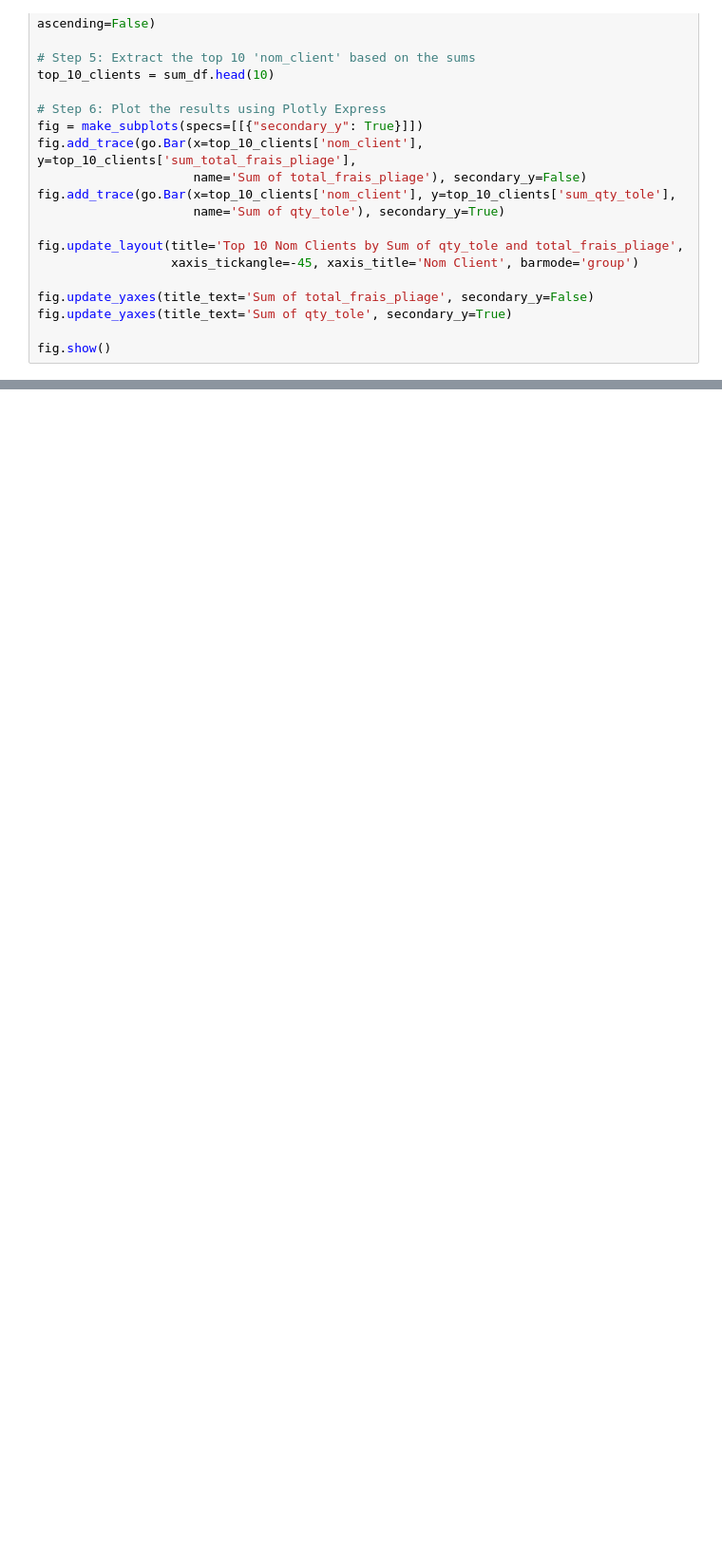
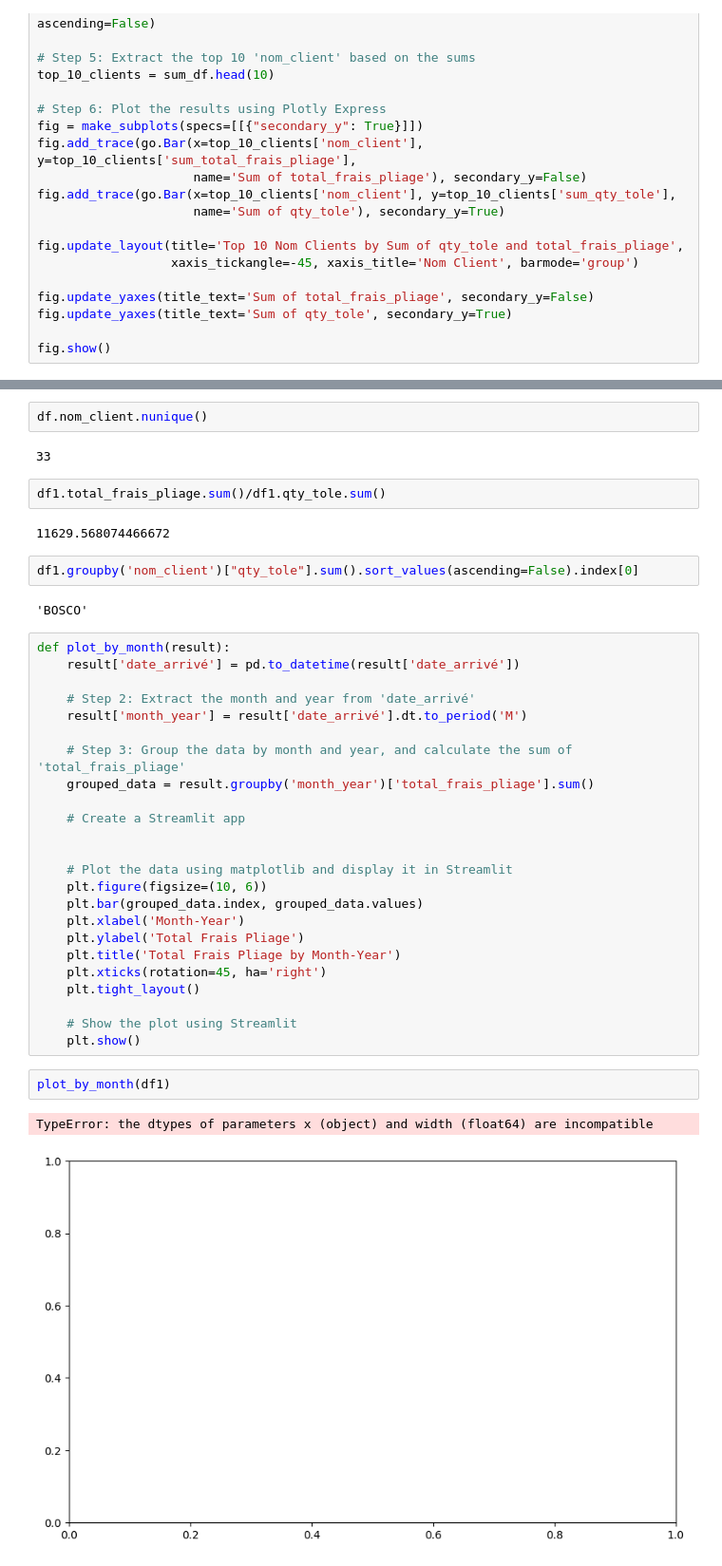
Before and after one commit to fav007/plitech, a Jupyter notebook: data_analysis.ipynb, the cells around one changed output, grey strips where cells are left out. Shown: that part at 95% size. Saved outputs shown, nothing was run; the diff lists cells and outputs as text; blank space fills up the shorter version.

```diff
--- a/data_analysis.ipynb
+++ b/data_analysis.ipynb
@@ -232,0 +266,41 @@ Name: count, dtype: int64
+# %%
+df.nom_client.nunique()
+# %% [output]
+33
+# %%
+df1.total_frais_pliage.sum()/df1.qty_tole.sum()
+# %% [output]
+11629.568074466672
+# %%
+df1.groupby('nom_client')["qty_tole"].sum().sort_values(ascending=False).index[0]
+# %% [output]
+'BOSCO'
+# %%
+def plot_by_month(result):
+    result['date_arrivé'] = pd.to_datetime(result['date_arrivé'])
+
+    # Step 2: Extract the month and year from 'date_arrivé'
+    result['month_year'] = result['date_arrivé'].dt.to_period('M')
+
+    # Step 3: Group the data by month and year, and calculate the sum of 'total_frais_pliage'
+    grouped_data = result.groupby('month_year')['total_frais_pliage'].sum()
+
+    # Create a Streamlit app
+
+
+    # Plot the data using matplotlib and display it in Streamlit
+    plt.figure(figsize=(10, 6))
+    plt.bar(grouped_data.index, grouped_data.values)
+    plt.xlabel('Month-Year')
+    plt.ylabel('Total Frais Pliage')
+    plt.title('Total Frais Pliage by Month-Year')
+    plt.xticks(rotation=45, ha='right')
+    plt.tight_layout()
+
+    # Show the plot using Streamlit
+    plt.show()
+# %%
+plot_by_month(df1)
+# %% [output]
+TypeError: the dtypes of parameters x (object) and width (float64) are incompatible
+[figure, added]
```
Also changed, not shown: parts of 30 cells of this notebook, 5 other files.
